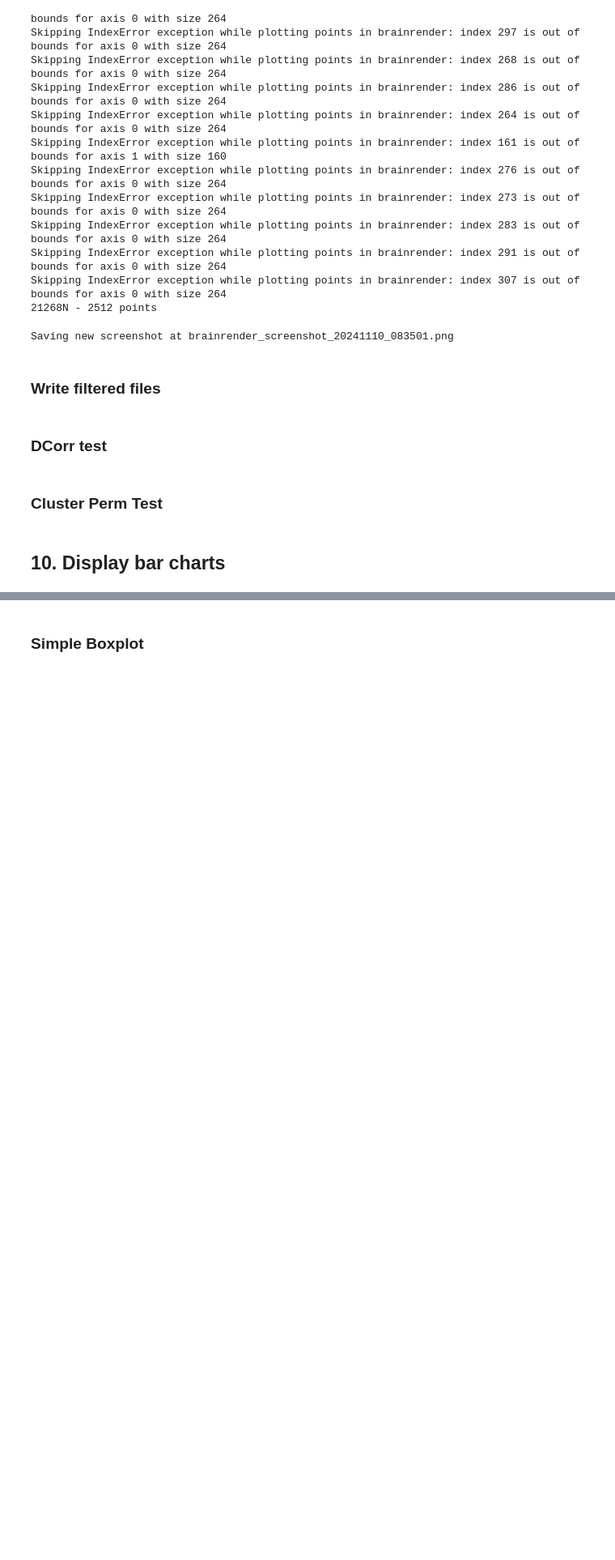
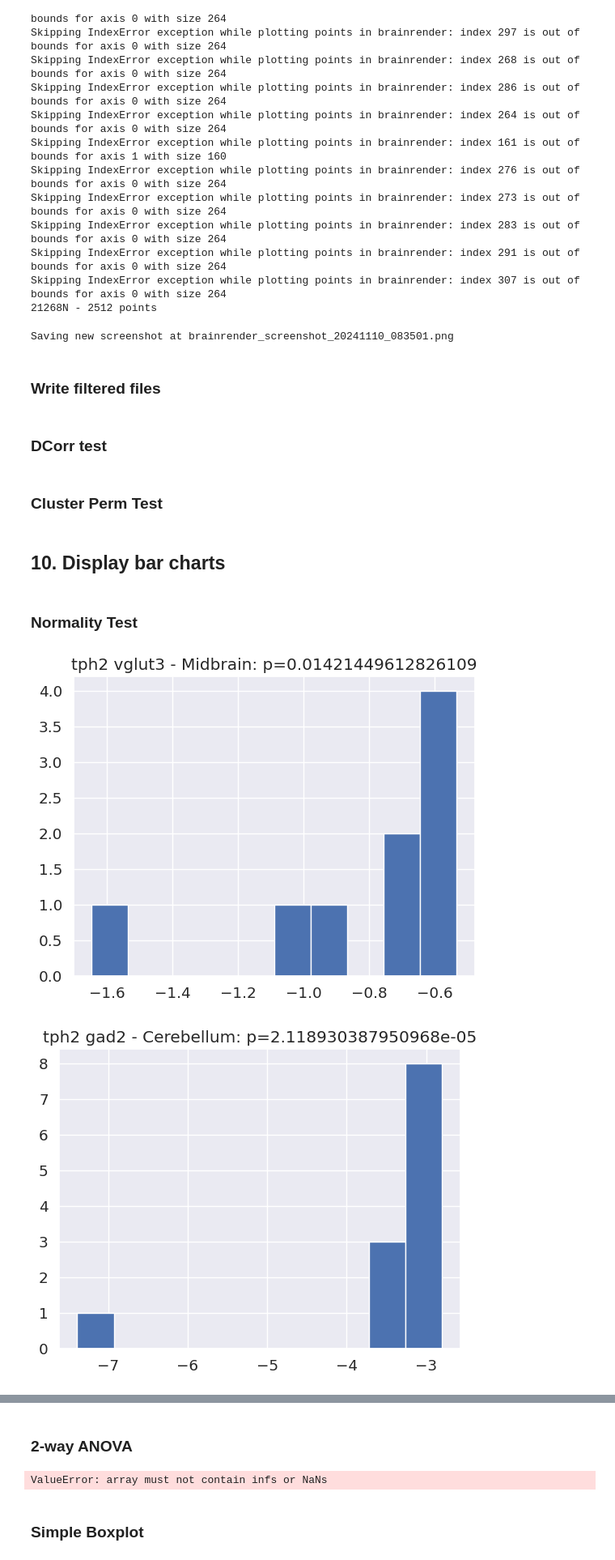
Before and after one commit to neurodata/brainlight, a Jupyter notebook: experiments/BrainLine/soma_analysis.ipynb, the cells around one changed output, grey strips where cells are left out. Shown at 81% size. Cells and saved outputs as stored; diff of their text form; code cells hidden in the pictures; blank space fills up the shorter version.

```diff
--- a/experiments/BrainLine/soma_analysis.ipynb
+++ b/experiments/BrainLine/soma_analysis.ipynb
@@ -376,7 +378,7 @@ brain_ids = [
     "028L"
 ]
 
-brain_ids = ["21268N"] # "21260R", "028L"
+# brain_ids = ["21268N"] # "21260R", "028L"
 
 colors = {
     "tph2 vglut3": "blue",
@@ -737,3 +754,28 @@ composite_regions = {
     # "Substantia Nigra": [615, 374, 374],
     # "Superior Colliculus": [294, 302],
 }  # Custom composite allen regions where key is region name and value is list of allen regions
+# %% [markdown]
+### Normality Test
+# %%
+from scipy.stats import shapiro
+
+DG = sd.region_graph
+
+for region in regions:
+    for subtype in colors.keys():
+        data = []
+        for brain in brain_ids:
+            if brain2paths[brain]["subtype"] == subtype:
+                total = DG.nodes[997][f"{brain}"]
+                data.append(np.log(DG.nodes[region][f"{brain}"] / total))
+                #data.append(DG.nodes[region][f"{brain} axon"] / total)
+
+        if len(data) > 2:
+            _, p = shapiro(data)
+            if p < 0.05:
+                plt.hist(data)
+                plt.title(f"{subtype} - {DG.nodes[region]['name']}: p={p}")
+                plt.show()
+# %% [output]
+[figure, added]
+[figure, added]
@@ -740,3 +783,30 @@ composite_regions = {
+# %% [markdown]
+### 2-way ANOVA
+# %%
+data_brain_id = []
+data_region = []
+data_subtype = []
+data_log_ct = []
+
+
+for brain in brain_ids:
+    for region in regions:
+        subtype = brain2paths[brain]["subtype"]
+        total = DG.nodes[997][f"{brain}"]
+        log_frac = np.log(DG.nodes[region][f"{brain}"] / total)
+
+        data_brain_id.append(brain)
+        data_region.append(region)
+        data_subtype.append(subtype)
+        data_log_ct.append(log_frac)
+
+data = {"Brain": data_brain_id, "Region": data_region, "Subtype": data_subtype, "LSCF": data_log_ct}
+df = pd.DataFrame(data)
+
+model = ols('LSCF ~ C(Region) + C(Subtype) + C(Region):C(Subtype)', data=df).fit()
+sm.stats.anova_lm(model, typ=2)
+# %% [output]
+ValueError: array must not contain infs or NaNs
 # %% [markdown]
 ### Simple Boxplot
 # %%
```
Also changed, not shown: parts of 4 cells of this notebook.
